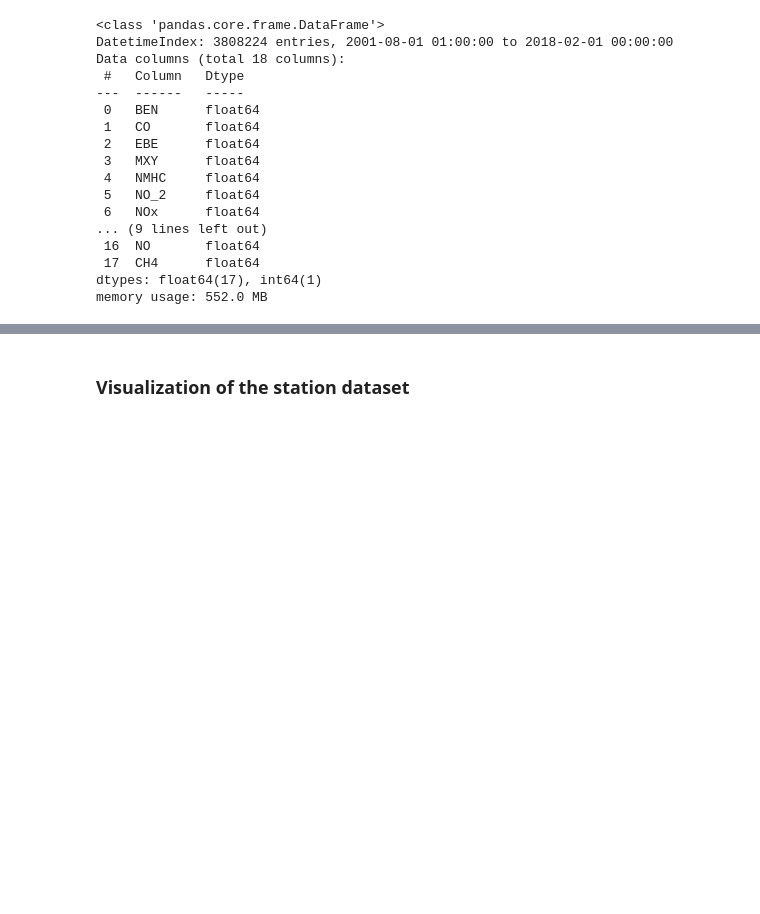
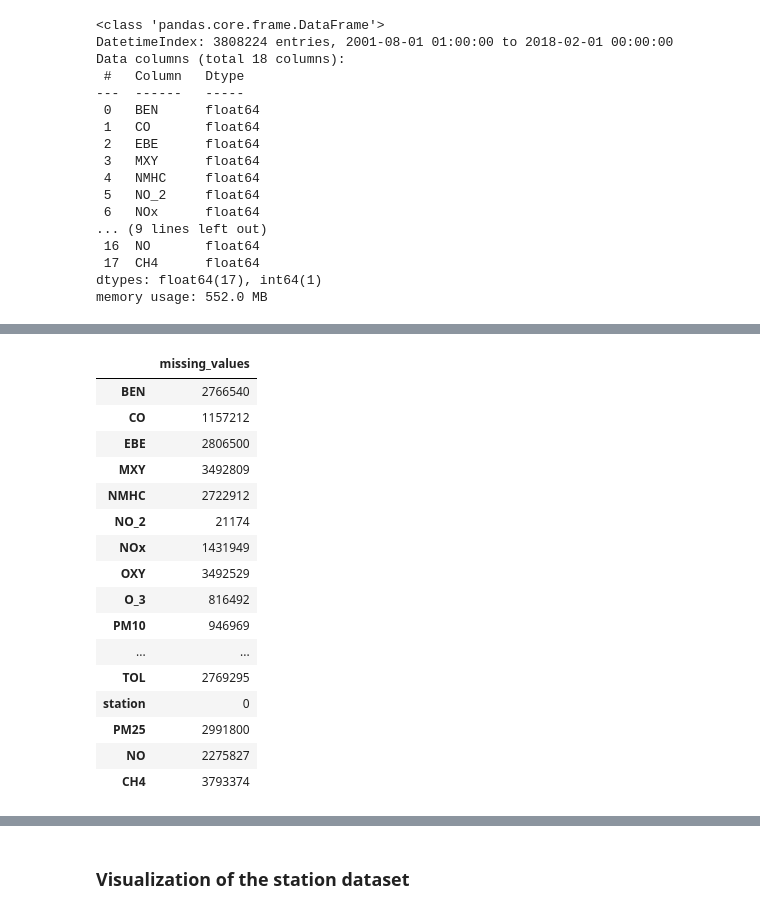
Before and after one commit to lisachukwu/PP22-W607, a Jupyter notebook: W706.ipynb, the cells around one changed output, grey strips where cells are left out. Saved outputs shown, nothing was run; the diff lists cells and outputs as text; code cells hidden in the pictures; blank space fills up the shorter version.

```diff
--- a/W706.ipynb
+++ b/W706.ipynb
@@ -53,0 +59,23 @@ df.head()
+# %%
+#summing up missing values in the data set and saving it in 'missing_count'
+missing_count = df.isnull().sum()
+missing_count_df = pd.DataFrame(missing_count, columns=['missing_values'])
+missing_count_df
+# %% [output]
+|  | missing_values |
+| BEN | 2766540 |
+| CO | 1157212 |
+| EBE | 2806500 |
+| MXY | 3492809 |
+| NMHC | 2722912 |
+| NO_2 | 21174 |
+| NOx | 1431949 |
+| OXY | 3492529 |
+| O_3 | 816492 |
+| PM10 | 946969 |
+| ... | ... |
+| TOL | 2769295 |
+| station | 0 |
+| PM25 | 2991800 |
+| NO | 2275827 |
+| CH4 | 3793374 |
```
Also changed, not shown: parts of 10 cells of this notebook.
